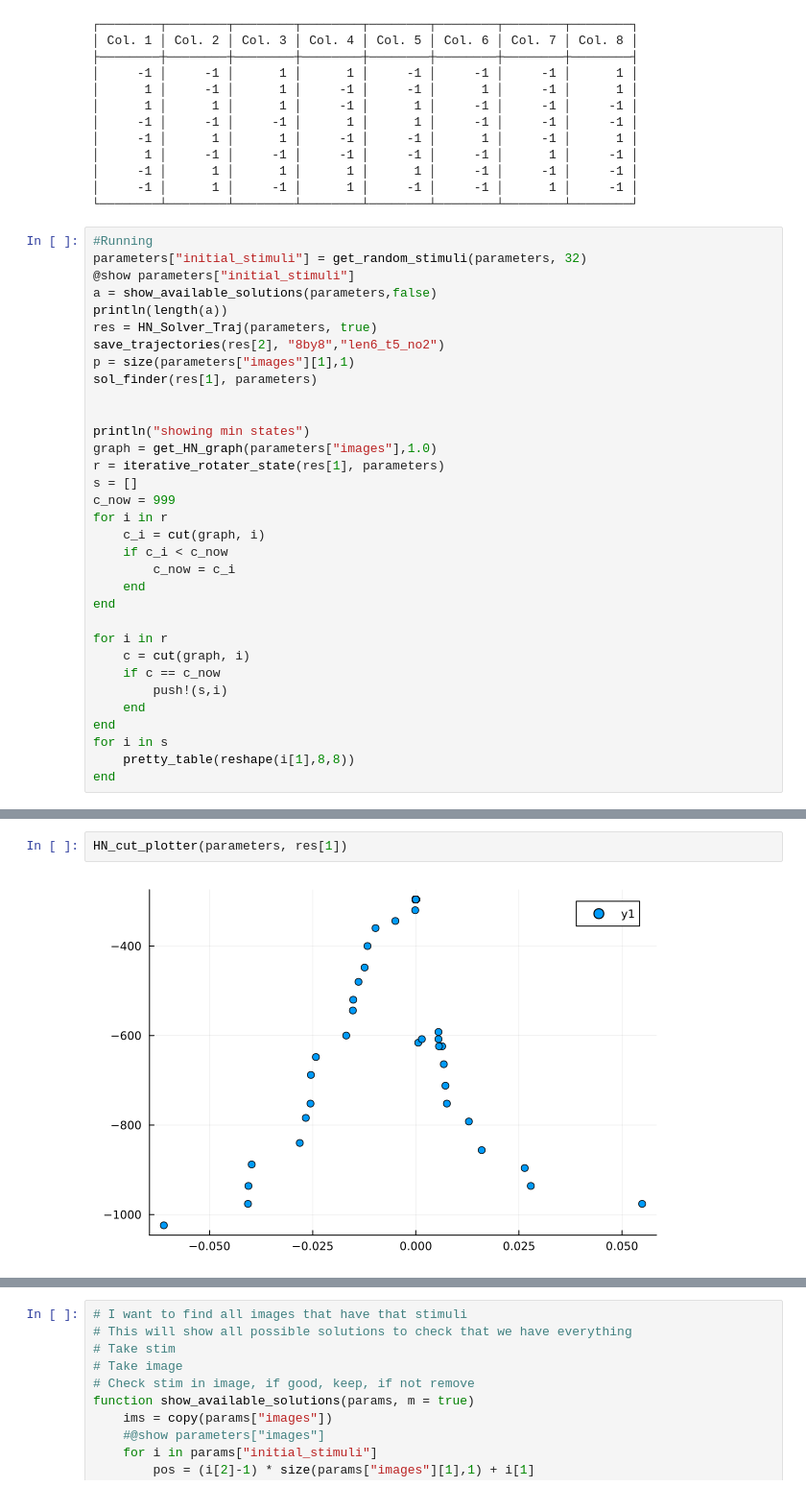
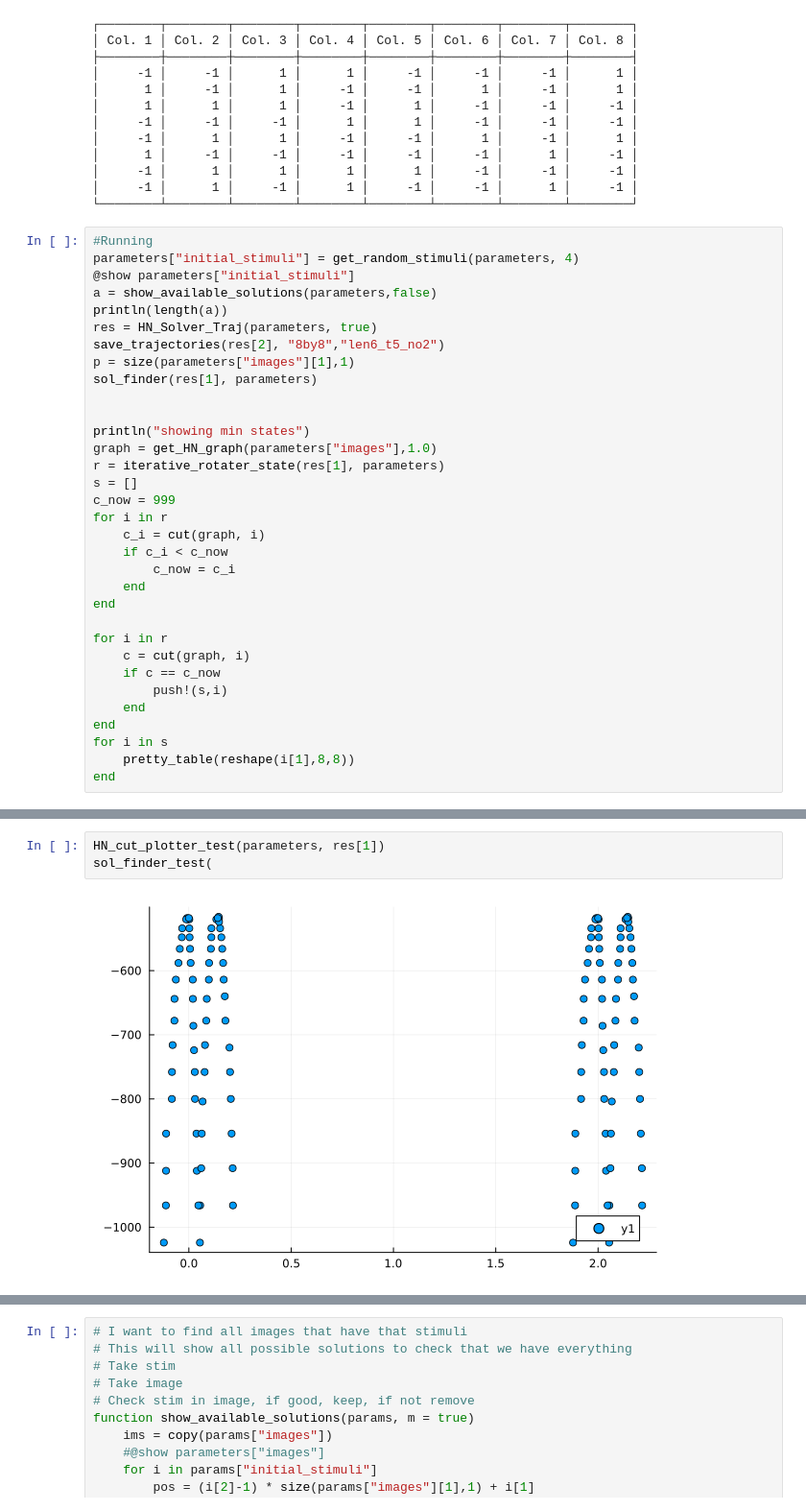
Before and after one commit to Quaid01/HN_V2, a Jupyter notebook: scripts/N_over_2_stimuli.ipynb, the cells around one changed output, grey strips where cells are left out. Shown at 96% size. Saved outputs shown, nothing was run; the diff lists cells and outputs as text.

```diff
--- a/scripts/N_over_2_stimuli.ipynb
+++ b/scripts/N_over_2_stimuli.ipynb
@@ -204,7 +186,7 @@ pretty_table(reshape(spins,8,8))
 └────────┴────────┴────────┴────────┴────────┴────────┴────────┴────────┘
 # %%
 #Running
-parameters["initial_stimuli"] = get_random_stimuli(parameters, 32)
+parameters["initial_stimuli"] = get_random_stimuli(parameters, 4)
 @show parameters["initial_stimuli"]
 a = show_available_solutions(parameters,false)
 println(length(a))
@@ -255,6 +237,7 @@ parameters["initial_stimuli"] = Any[(2, 3, 1), (1, 5, -1), (1, 6, -1), (8, 1, 1)
 └────────┴────────┴────────┴────────┴────────┴────────┴────────┴────────┘
 # %%
-HN_cut_plotter(parameters, res[1])
+HN_cut_plotter_test(parameters, res[1])
+sol_finder_test(
 # %% [output]
-[figure, old version]
+[figure, new version]
 # %%
```
Also changed, not shown: parts of 9 cells of this notebook, 38 other files.
